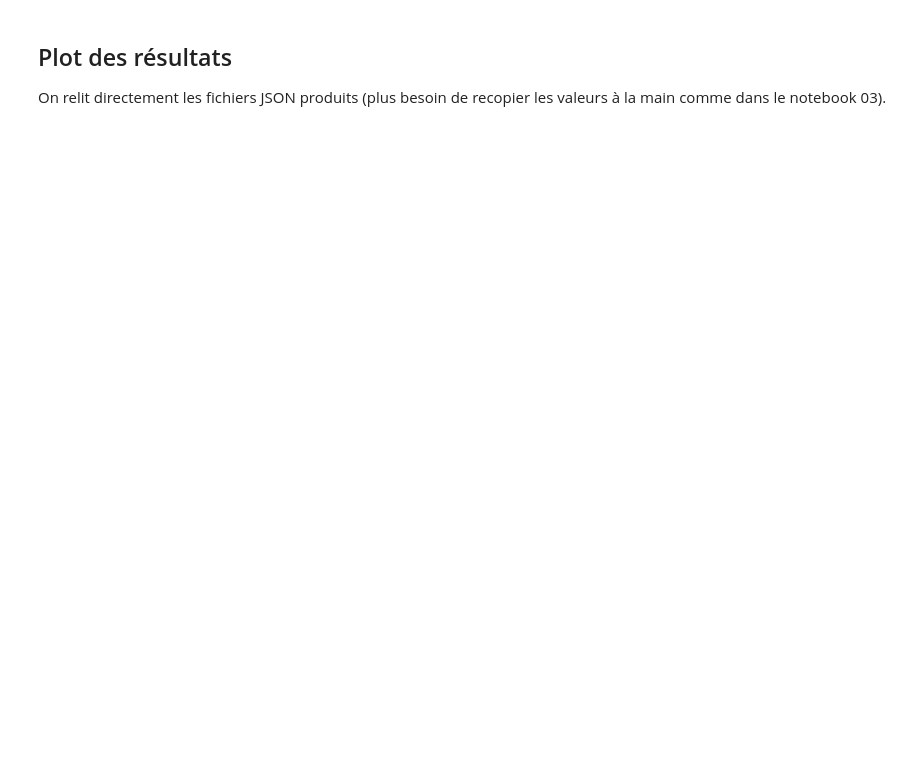
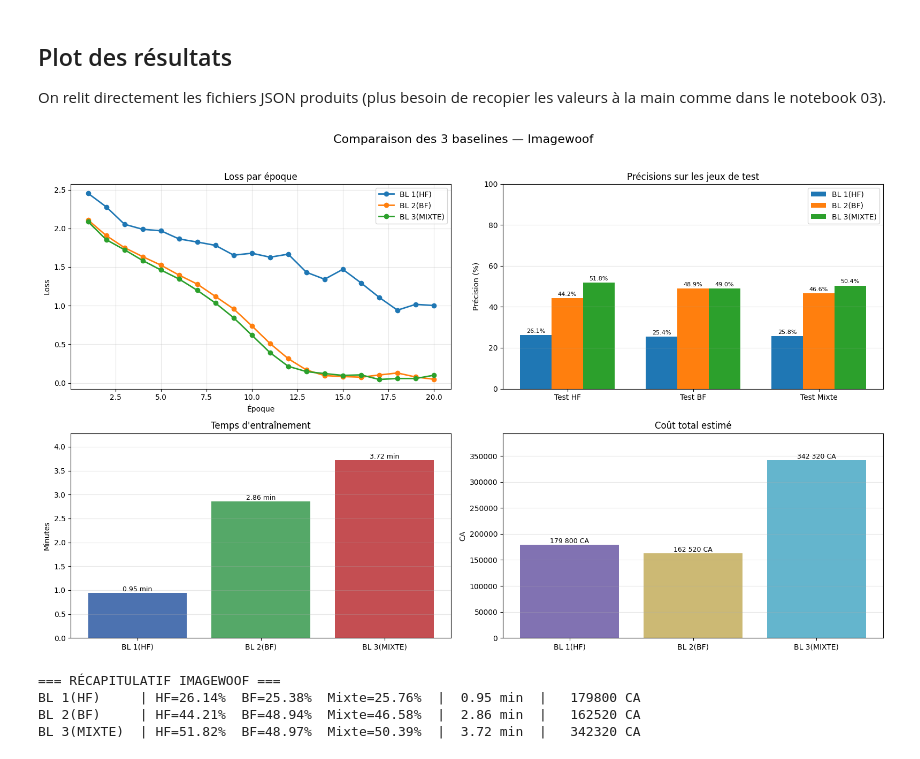
Before and after one commit to VasicIvann/PF22_MultiFidelity_DL, a Jupyter notebook: notebooks/08_run_baselines_imagewoof.ipynb, the cells around one changed output. Cells and saved outputs as stored; diff of their text form; code cells hidden in the pictures; blank space fills up the shorter version.

Commit message:
Test des mêmes stratégie sur le dataset Imagewoof

```diff
--- a/notebooks/08_run_baselines_imagewoof.ipynb
+++ b/notebooks/08_run_baselines_imagewoof.ipynb
@@ -215,51 +241,44 @@ baseline_labels = {
     "MIXTE": "BL 3(MIXTE)",
 }
 
-# Lecture des JSON
+# Lecture des JSON produits par train_baselines.py
 data = {}
 for k in baseline_keys:
     path = os.path.join(imagewoof_dir, f"results_baseline_{k}.json")
     with open(path, "r") as f:
         data[k] = json.load(f)
 
-# --- Extraction des métriques ---
-# On essaie plusieurs clés possibles pour rester robustes au format de train_baselines.py
-def _get(d, *keys, default=None):
-    for k in keys:
-        if k in d:
-            return d[k]
-    return default
-
-losses = {k: _get(data[k], "losses", "loss_history", "train_losses", default=[]) for k in baseline_keys}
-
+# Clés exactes écrites par train_baselines.py (version modifiée avec loss_history) :
+#   accuracy_HF, accuracy_BF, accuracy_Mixte, total_cost_CA, training_time_sec, loss_history
+losses = {k: data[k].get("loss_history", []) for k in baseline_keys}
 accuracies = {
-    k: [
-        _get(data[k], "acc_hf", "accuracy_hf", "test_hf", default=0.0),
-        _get(data[k], "acc_bf", "accuracy_bf", "test_bf", default=0.0),
-        _get(data[k], "acc_mixte", "accuracy_mixte", "test_mixte", default=0.0),
-    ]
+    k: [data[k]["accuracy_HF"], data[k]["accuracy_BF"], data[k]["accuracy_Mixte"]]
     for k in baseline_keys
 }
-
-train_time_min = {k: _get(data[k], "train_time_min", "time_min", "duration_min", default=0.0) for k in baseline_keys}
-cost_total_ca = {k: _get(data[k], "cost_total", "cost_total_ca", "cost", default=0) for k in baseline_keys}
+train_time_min = {k: data[k]["training_time_sec"] / 60.0 for k in baseline_keys}
+cost_total_ca = {k: data[k]["total_cost_CA"] for k in baseline_keys}
 
 acc_labels = ["Test HF", "Test BF", "Test Mixte"]
+has_losses = any(len(losses[k]) > 0 for k in baseline_keys)
 
 fig, axes = plt.subplots(2, 2, figsize=(16, 10))
-fig.suptitle("Comparaison des 3 baselines — Imagewoof", fontsize=16, y=1.02)
+fig.suptitle("Comparaison des 3 baselines — Imagewoof", fontsize=16)
 
 # 1) Courbes de loss
 ax = axes[0, 0]
-for k in baseline_keys:
-    y = losses[k]
-    if len(y) > 0:
-        ax.plot(np.arange(1, len(y) + 1), y, marker="o", linewidth=2, label=baseline_labels[k])
+if has_losses:
+    for k in baseline_keys:
+        y = losses[k]
+        if len(y) > 0:
+            ax.plot(np.arange(1, len(y) + 1), y, marker="o", linewidth=2, label=baseline_labels[k])
+    ax.legend()
+else:
+    ax.text(0.5, 0.5, "loss_history absent du JSON\n(re-run baselines avec la nouvelle version\nde train_baselines.py)",
+            ha="center", va="center", transform=ax.transAxes, fontsize=11, color="gray")
 ax.set_title("Loss par époque")
 ax.set_xlabel("Époque")
 ax.set_ylabel("Loss")
 ax.grid(alpha=0.3)
-ax.legend()
 
 # 2) Précisions test (barres groupées)
 ax = axes[0, 1]
@@ -273,33 +292,46 @@ for i, k in enumerate(baseline_keys):
         ax.text(bar.get_x() + bar.get_width() / 2, h + 0.6, f"{h:.1f}%", ha="center", va="bottom", fontsize=8)
 ax.set_title("Précisions sur les jeux de test")
 ax.set_xticks(x)
 ax.set_xticklabels(acc_labels)
 ax.set_ylabel("Précision (%)")
 ax.set_ylim(0, 100)
 ax.grid(axis="y", alpha=0.3)
 ax.legend()
 
 # 3) Temps d'entraînement total
 ax = axes[1, 0]
 time_vals = [train_time_min[k] for k in baseline_keys]
 bars = ax.bar([baseline_labels[k] for k in baseline_keys], time_vals, color=["#4C72B0", "#55A868", "#C44E52"])
 for bar in bars:
     h = bar.get_height()
-    ax.text(bar.get_x() + bar.get_width() / 2, h + 0.4, f"{h:.2f} min", ha="center", va="bottom", fontsize=9)
+    ax.text(bar.get_x() + bar.get_width() / 2, h, f"{h:.2f} min", ha="center", va="bottom", fontsize=9)
 ax.set_title("Temps d'entraînement")
 ax.set_ylabel("Minutes")
+ax.set_ylim(0, max(time_vals) * 1.15 if max(time_vals) > 0 else 1)
 ax.grid(axis="y", alpha=0.3)
 
 # 4) Coût total estimé
 ax = axes[1, 1]
 cost_vals = [cost_total_ca[k] for k in baseline_keys]
 bars = ax.bar([baseline_labels[k] for k in baseline_keys], cost_vals, color=["#8172B2", "#CCB974", "#64B5CD"])
 for bar in bars:
     h = bar.get_height()
-    ax.text(bar.get_x() + bar.get_width() / 2, h + 10000, f"{int(h):,} CA".replace(",", " "), ha="center", va="bottom", fontsize=9)
+    ax.text(bar.get_x() + bar.get_width() / 2, h, f"{int(h):,} CA".replace(",", " "), ha="center", va="bottom", fontsize=9)
 ax.set_title("Coût total estimé")
 ax.set_ylabel("CA")
+ax.set_ylim(0, max(cost_vals) * 1.15 if max(cost_vals) > 0 else 1)
 ax.grid(axis="y", alpha=0.3)
 
-plt.tight_layout()
+plt.tight_layout(rect=[0, 0, 1, 0.96])
 plt.show()
+
+# --- Récap textuel ---
+print("\n=== RÉCAPITULATIF IMAGEWOOF ===")
+for k in baseline_keys:
+    print(f"{baseline_labels[k]:<12} | HF={accuracies[k][0]:5.2f}%  BF={accuracies[k][1]:5.2f}%  Mixte={accuracies[k][2]:5.2f}%  | {train_time_min[k]:5.2f} min  | {cost_total_ca[k]:>8} CA")
+# %% [output]
+[figure, added]
+=== RÉCAPITULATIF IMAGEWOOF ===
+BL 1(HF)     | HF=26.14%  BF=25.38%  Mixte=25.76%  |  0.95 min  |   179800 CA
+BL 2(BF)     | HF=44.21%  BF=48.94%  Mixte=46.58%  |  2.86 min  |   162520 CA
+BL 3(MIXTE)  | HF=51.82%  BF=48.97%  Mixte=50.39%  |  3.72 min  |   342320 CA
```
Also changed, not shown: parts of 3 cells of this notebook, 3 other files.
